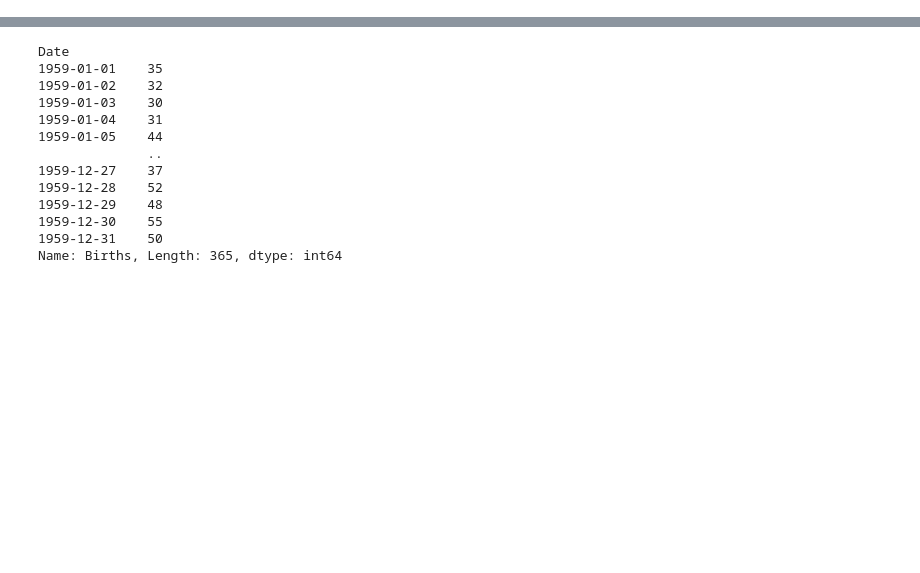
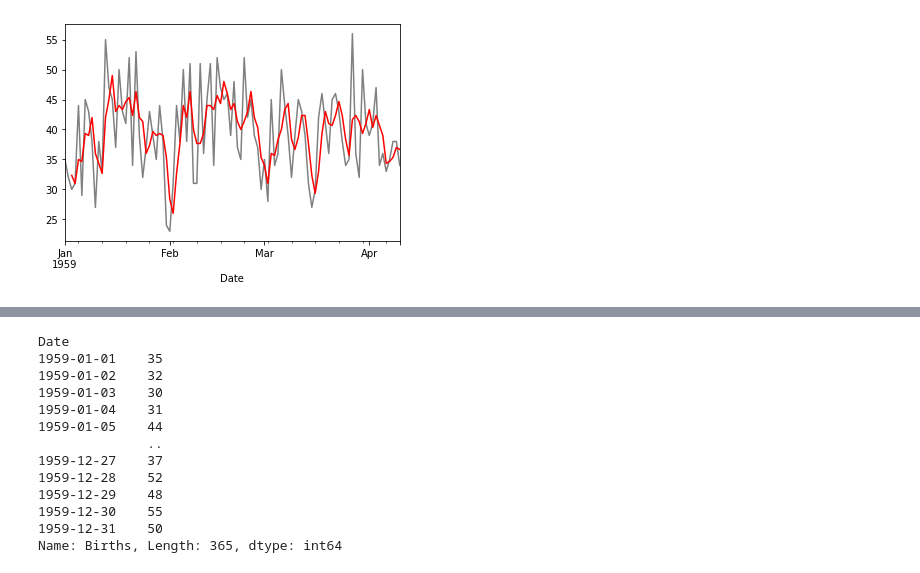
Before and after one commit to adam-gomez/forecasting-db, a Jupyter notebook: 07_moving_average_smoothing.ipynb, the cells around one changed output, grey strips where cells are left out. Saved outputs shown, nothing was run; the diff lists cells and outputs as text; code cells hidden in the pictures; blank space fills up the shorter version.

```diff
--- a/extra_notebook.ipynb
+++ b/07_moving_average_smoothing.ipynb
@@ -2,0 +53,7 @@
+# %%
+# zoomed plot original and transformed dataset
+series[:100].plot(color='grey')
+rolling_mean[:100].plot(color='red')
+plt.show()
+# %% [output]
+[figure, added]
```
Also changed, not shown: parts of 14 cells of this notebook.
